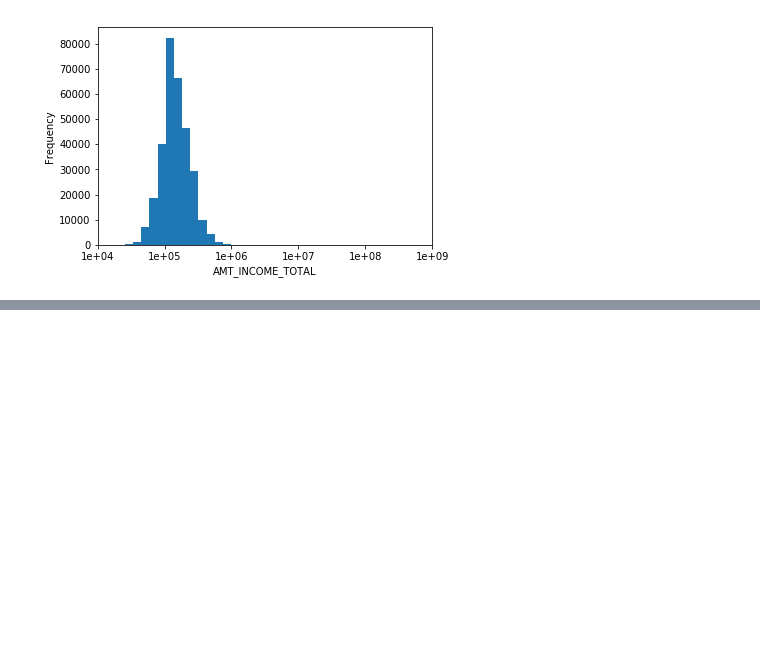
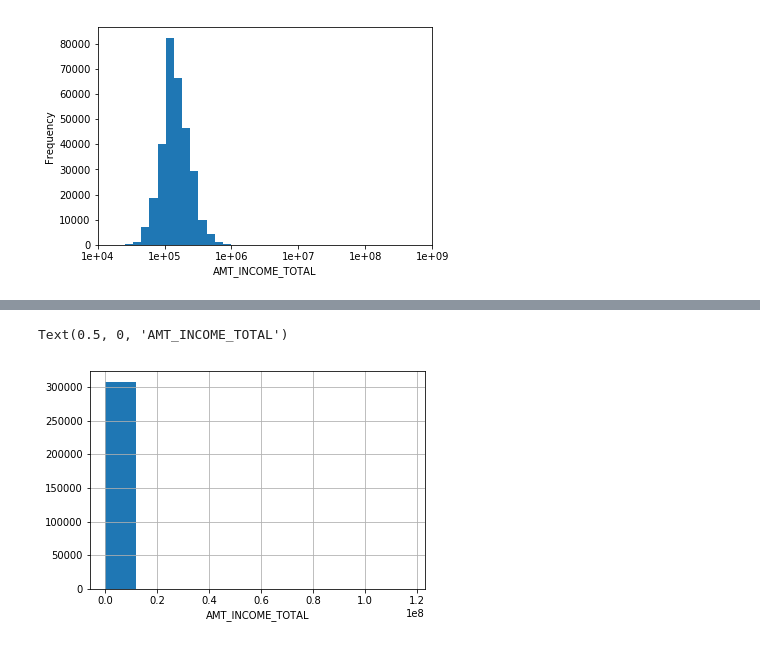
Before and after one commit to NienfengYao/ML100-Days, a Jupyter notebook: homework/Day_005_HW.ipynb, the cells around one changed output, grey strips where cells are left out. Cells and saved outputs as stored; diff of their text form; code cells hidden in the pictures; blank space fills up the shorter version.

```diff
--- a/homework/Day_005_HW.ipynb
+++ b/homework/Day_005_HW.ipynb
@@ -122,0 +137,6 @@ Text(0.5, 0, 'AMT_INCOME_TOTAL')
+# %%
+app_train['AMT_INCOME_TOTAL'].hist()
+plt.xlabel('AMT_INCOME_TOTAL')
+# %% [output]
+Text(0.5, 0, 'AMT_INCOME_TOTAL')
+[figure, added]
```
Also changed, not shown: parts of 4 cells of this notebook.
